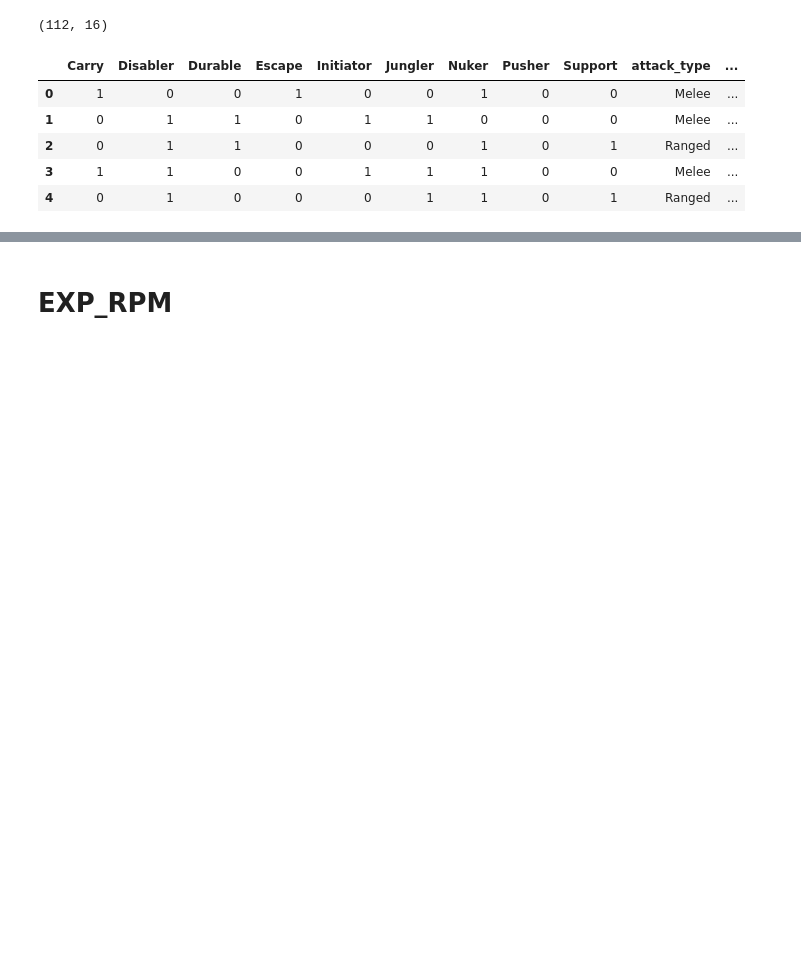
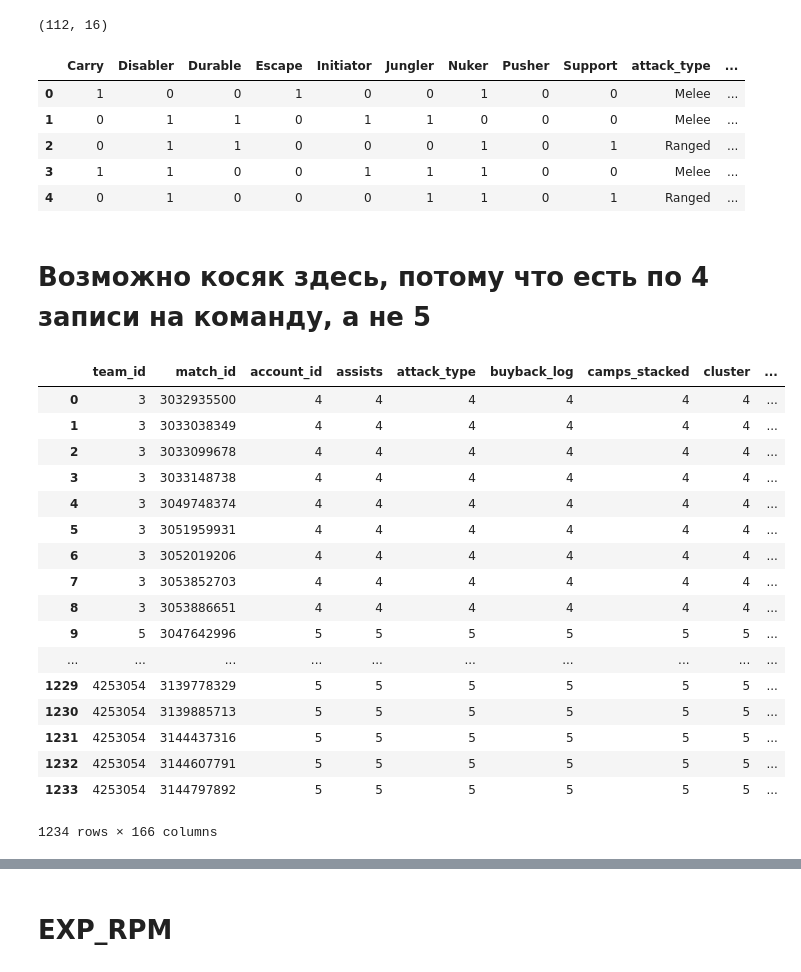
Before and after one commit to arch1baald/dotaML, a Jupyter notebook: Model_FullTime/ABT.ipynb, the cells around one changed output, grey strips where cells are left out. Drawn from its saved outputs; the diff is of its cells as text; code cells hidden in the pictures; blank space fills up the shorter version.

```diff
--- a/Model_FullTime/ABT.ipynb
+++ b/Model_FullTime/ABT.ipynb
@@ -605,6 +601,29 @@ heroes.head()
 | 2 | 0 | 1 | 1 | 0 | 0 | 0 | 1 | 0 | 1 | Ranged | ... |
 | 3 | 1 | 1 | 0 | 0 | 1 | 1 | 1 | 0 | 0 | Melee | ... |
 | 4 | 0 | 1 | 0 | 0 | 0 | 1 | 1 | 0 | 1 | Ranged | ... |
+# %% [markdown]
+# Возможно косяк здесь, потому что есть по 4 записи на команду, а не 5
+# %%
+matches.groupby(['team_id', 'match_id'], as_index=False).count()
+# %% [output]
+|  | team_id | match_id | account_id | assists | attack_type | buyback_log | camps_stacked | cluster | ... |
+| 0 | 3 | 3032935500 | 4 | 4 | 4 | 4 | 4 | 4 | ... |
+| 1 | 3 | 3033038349 | 4 | 4 | 4 | 4 | 4 | 4 | ... |
+| 2 | 3 | 3033099678 | 4 | 4 | 4 | 4 | 4 | 4 | ... |
+| 3 | 3 | 3033148738 | 4 | 4 | 4 | 4 | 4 | 4 | ... |
+| 4 | 3 | 3049748374 | 4 | 4 | 4 | 4 | 4 | 4 | ... |
+| 5 | 3 | 3051959931 | 4 | 4 | 4 | 4 | 4 | 4 | ... |
+| 6 | 3 | 3052019206 | 4 | 4 | 4 | 4 | 4 | 4 | ... |
+| 7 | 3 | 3053852703 | 4 | 4 | 4 | 4 | 4 | 4 | ... |
+| 8 | 3 | 3053886651 | 4 | 4 | 4 | 4 | 4 | 4 | ... |
+| 9 | 5 | 3047642996 | 5 | 5 | 5 | 5 | 5 | 5 | ... |
+| ... | ... | ... | ... | ... | ... | ... | ... | ... | ... |
+| 1229 | 4253054 | 3139778329 | 5 | 5 | 5 | 5 | 5 | 5 | ... |
+| 1230 | 4253054 | 3139885713 | 5 | 5 | 5 | 5 | 5 | 5 | ... |
+| 1231 | 4253054 | 3144437316 | 5 | 5 | 5 | 5 | 5 | 5 | ... |
+| 1232 | 4253054 | 3144607791 | 5 | 5 | 5 | 5 | 5 | 5 | ... |
+| 1233 | 4253054 | 3144797892 | 5 | 5 | 5 | 5 | 5 | 5 | ... |
+1234 rows × 166 columns
 # %%
 matches= matches.merge(heroes, left_on = 'hero_id', right_on = 'id', how = 'inner')
 matches.shape
```
Also changed, not shown: parts of 33 cells of this notebook, 24 other files.
